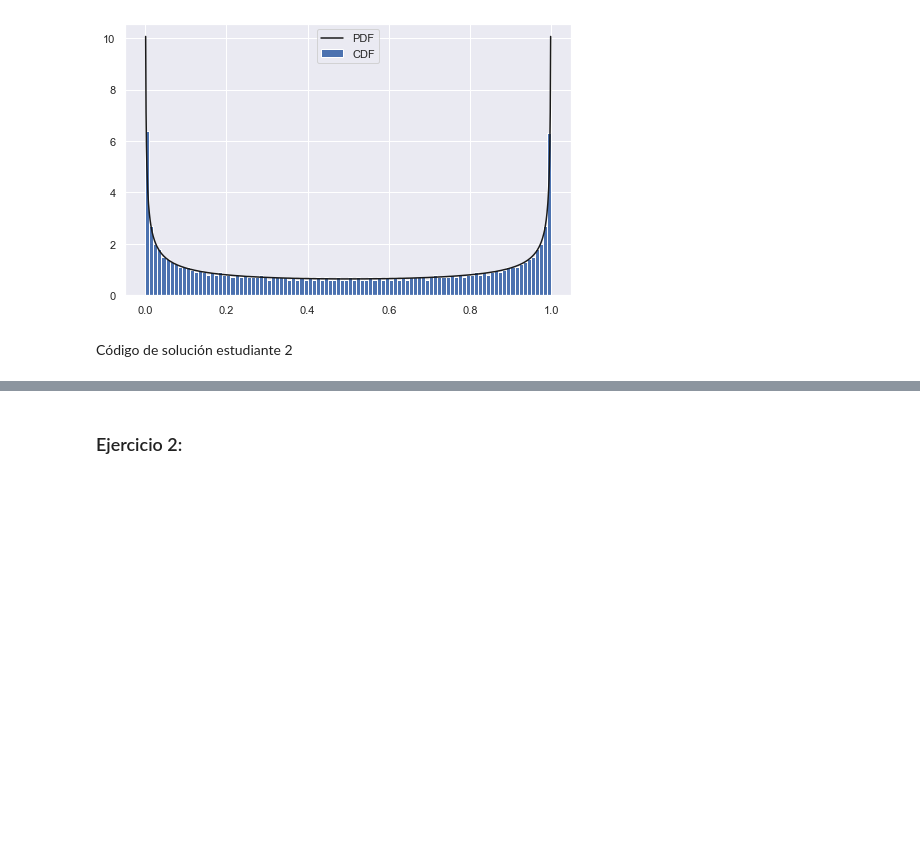
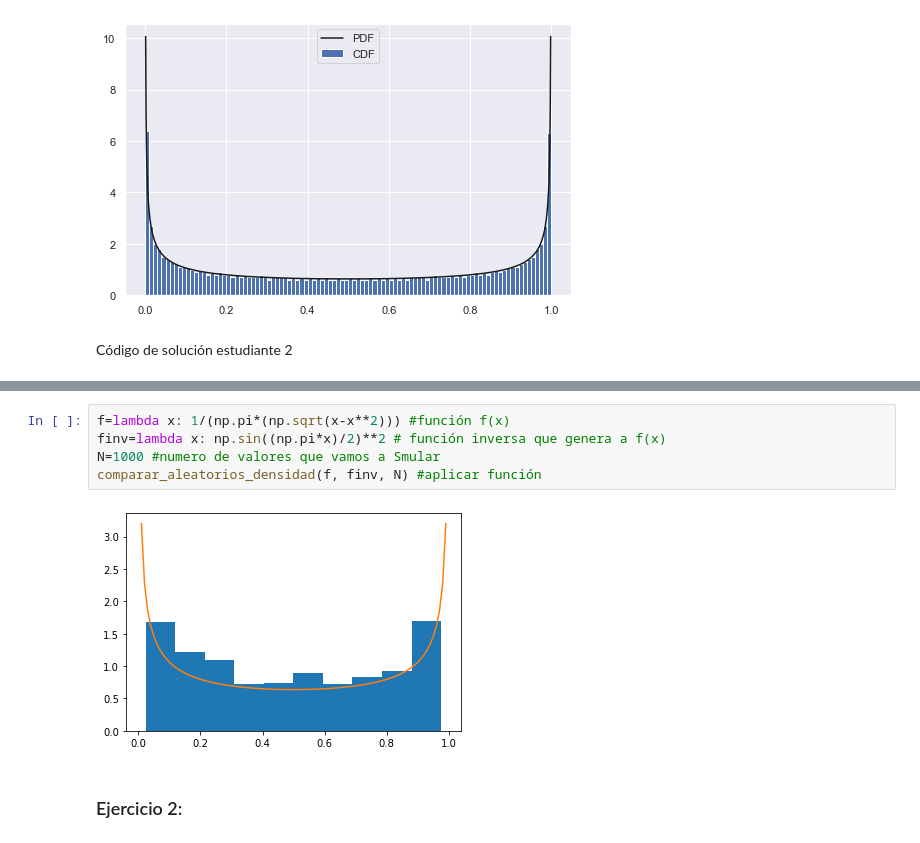
Before and after one commit to if722399/Tarea5y6_JTNavarro_PHMu-oz, a Jupyter notebook: Tarea5_PHMuñoz_JTNavarro.ipynb, the cells around one changed output, grey strips where cells are left out. Cells and saved outputs as stored; diff of their text form; blank space fills up the shorter version.

```diff
--- a/Tarea5_PHMuñoz_JTNavarro.ipynb
+++ b/Tarea5_PHMuñoz_JTNavarro.ipynb
@@ -51,3 +64,10 @@ Código de solución estudiante 2
+# %%
+f=lambda x: 1/(np.pi*(np.sqrt(x-x**2))) #función f(x)
+finv=lambda x: np.sin((np.pi*x)/2)**2 # función inversa que genera a f(x)
+N=1000 #numero de valores que vamos a Smular
+comparar_aleatorios_densidad(f, finv, N) #aplicar función
+# %% [output]
+[figure, added]
 # %% [markdown]
 ### Ejercicio 2:
 # %% [markdown]
```
Also changed, not shown: parts of 9 cells of this notebook.
